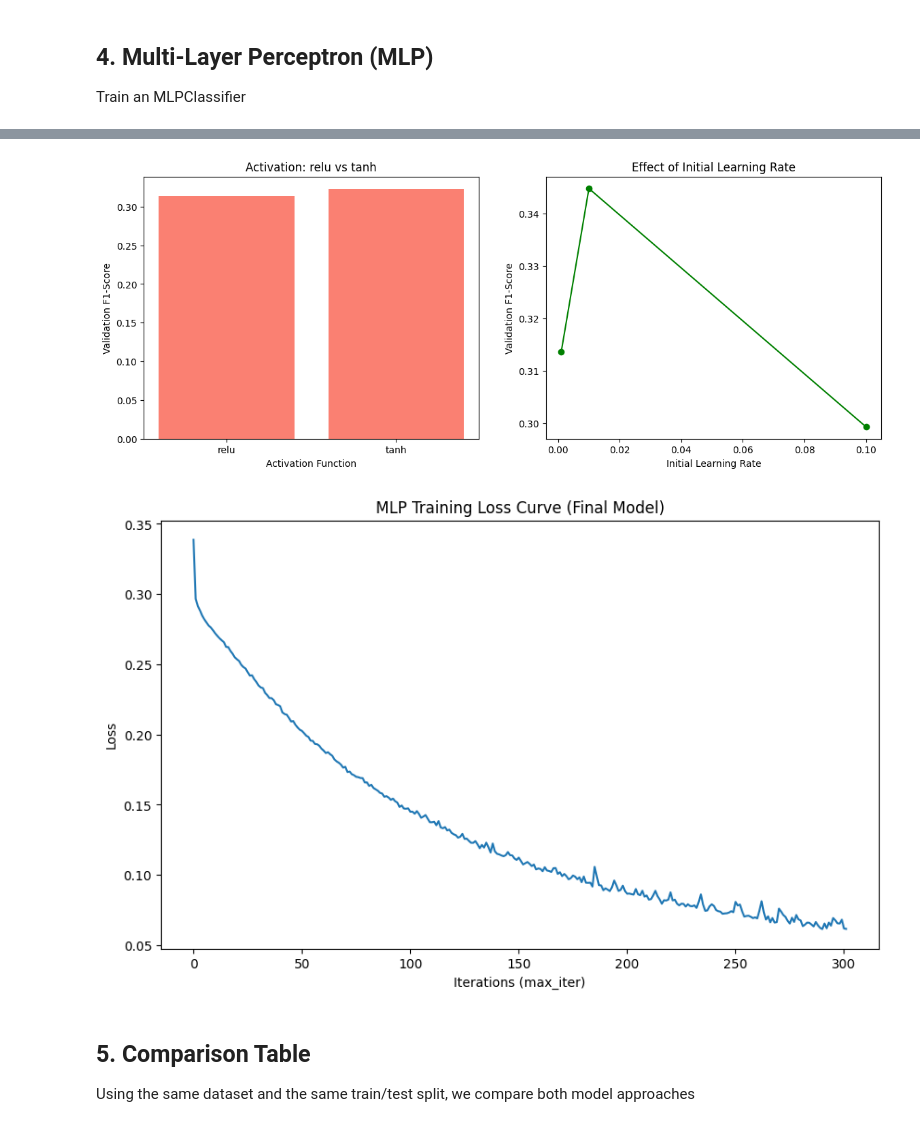
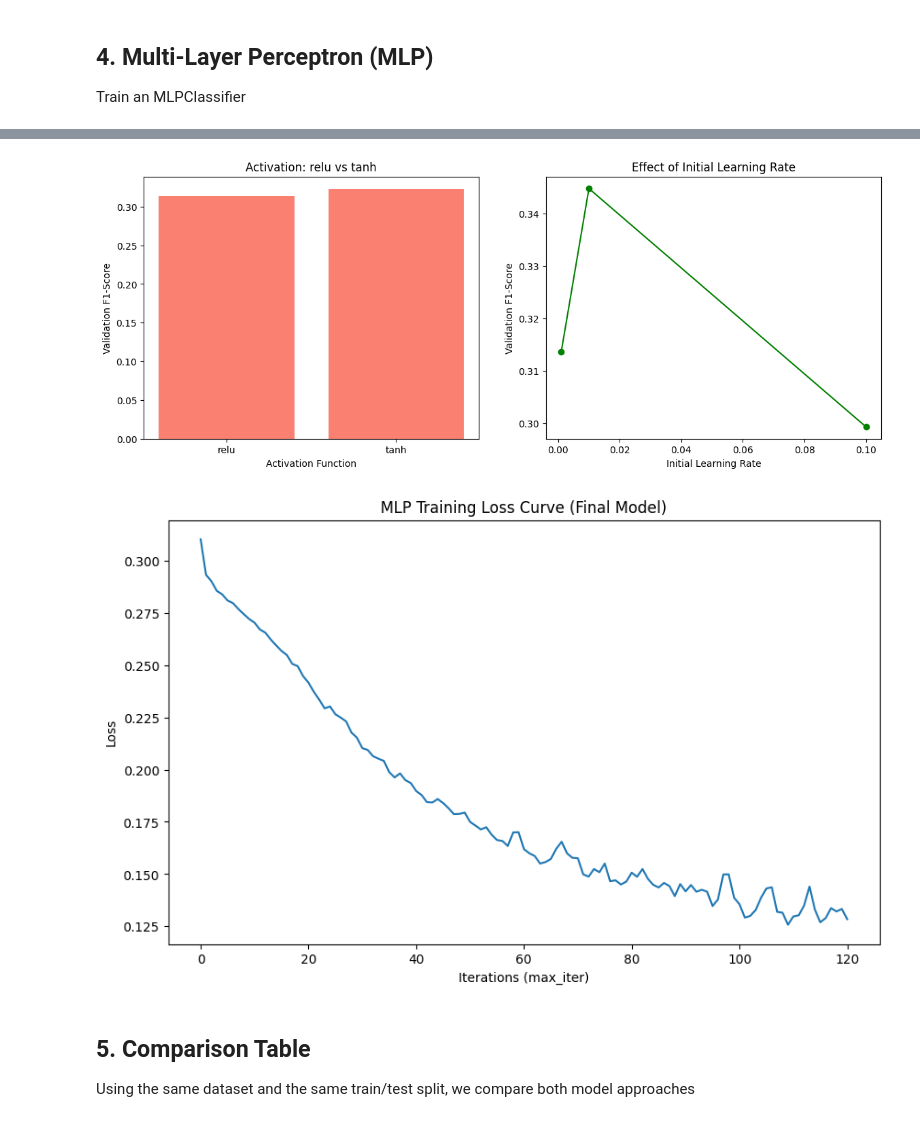
Before and after one commit to Daniel-Manjarrez/AppliedMachineLearningAssignment2, a Jupyter notebook: Assignment2.ipynb, the cells around one changed output, grey strips where cells are left out. Drawn from its saved outputs; the diff is of its cells as text; code cells hidden in the pictures.

```diff
--- a/Assignment2.ipynb
+++ b/Assignment2.ipynb
@@ -227,35 +227,35 @@ for lr in lrs:
     m.fit(X_train_enc, y_train)
     lr_scores.append(f1_score(y_val, m.predict(X_val_enc)))
 
 # Visualizing Activation and Learning Rate effects
 fig, ax = plt.subplots(1, 2, figsize=(14, 5))
 ax[0].bar(activations, act_scores, color='salmon')
 ax[0].set_title('Activation: relu vs tanh')
 ax[0].set_xlabel('Activation Function')
 ax[0].set_ylabel('Validation F1-Score')
 ax[1].plot(lrs, lr_scores, marker='o', color='green')
 ax[1].set_title('Effect of Initial Learning Rate')
 ax[1].set_xlabel('Initial Learning Rate')
 ax[1].set_ylabel('Validation F1-Score')
 plt.show()
 
 
 # Final Model Training and Loss Curve
 #   Visualizing training loss curve using loss_curve_
 #   We use max_iter=500 to ensure convergence
-mlp_final = MLPClassifier(hidden_layer_sizes=(128, 64), activation='relu', learning_rate_init=0.001,max_iter=500, random_state=42)
+mlp_final = MLPClassifier(hidden_layer_sizes=(128, 64), activation='relu', learning_rate_init=0.01,max_iter=500, random_state=42)
 mlp_final.fit(X_train_enc, y_train)
 
 plt.figure(figsize=(10, 6))
 plt.plot(mlp_final.loss_curve_)
 plt.title('MLP Training Loss Curve (Final Model)')
 plt.xlabel('Iterations (max_iter)')
 plt.ylabel('Loss')
 plt.show()
 # %% [output]
 [figure]
 [figure]
-[figure, old version]
+[figure, new version]
 # %% [markdown]
 ## 5. Comparison Table
 Using the same dataset and the same train/test split, we compare both model approaches
```
Also changed, not shown: parts of 1 cell of this notebook.
